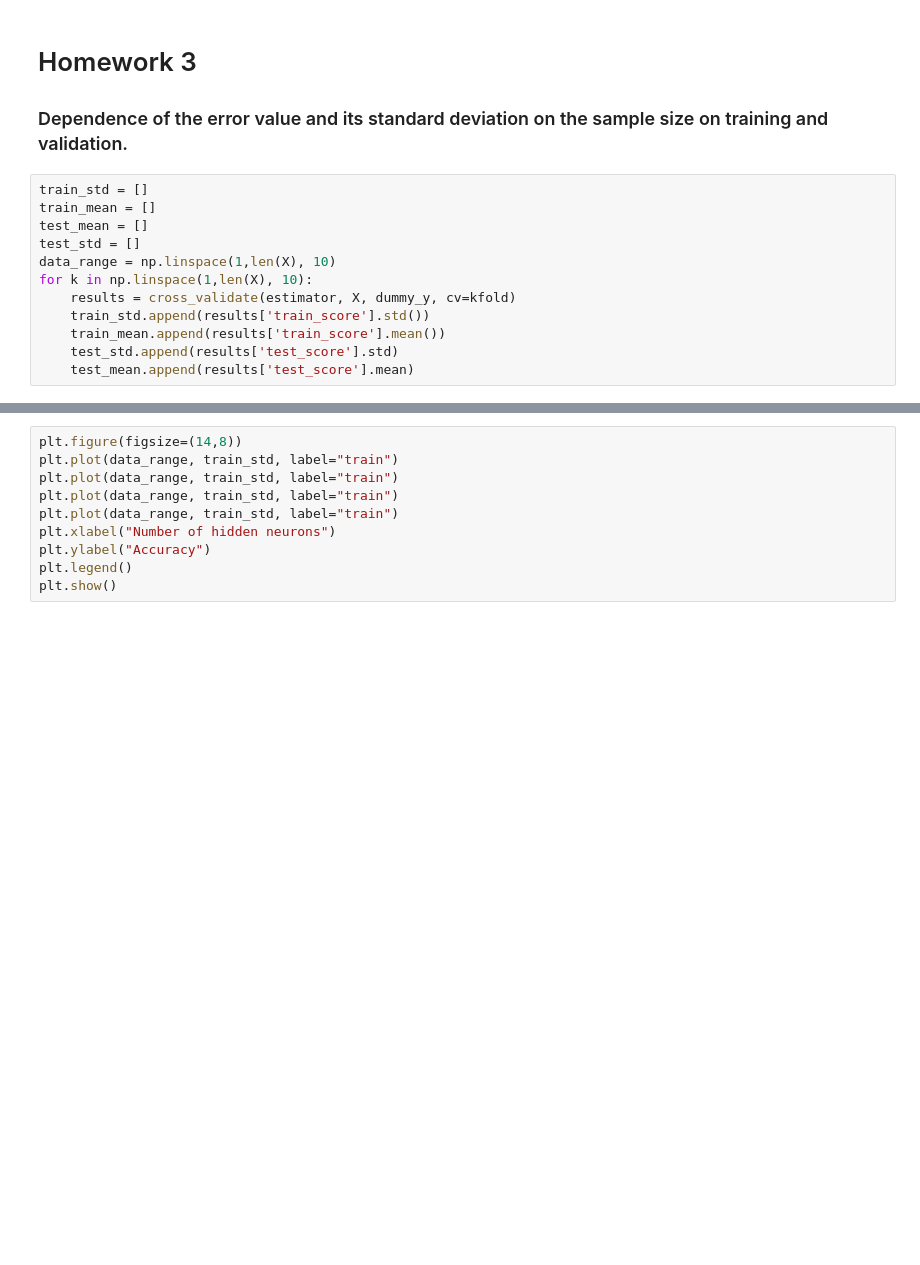
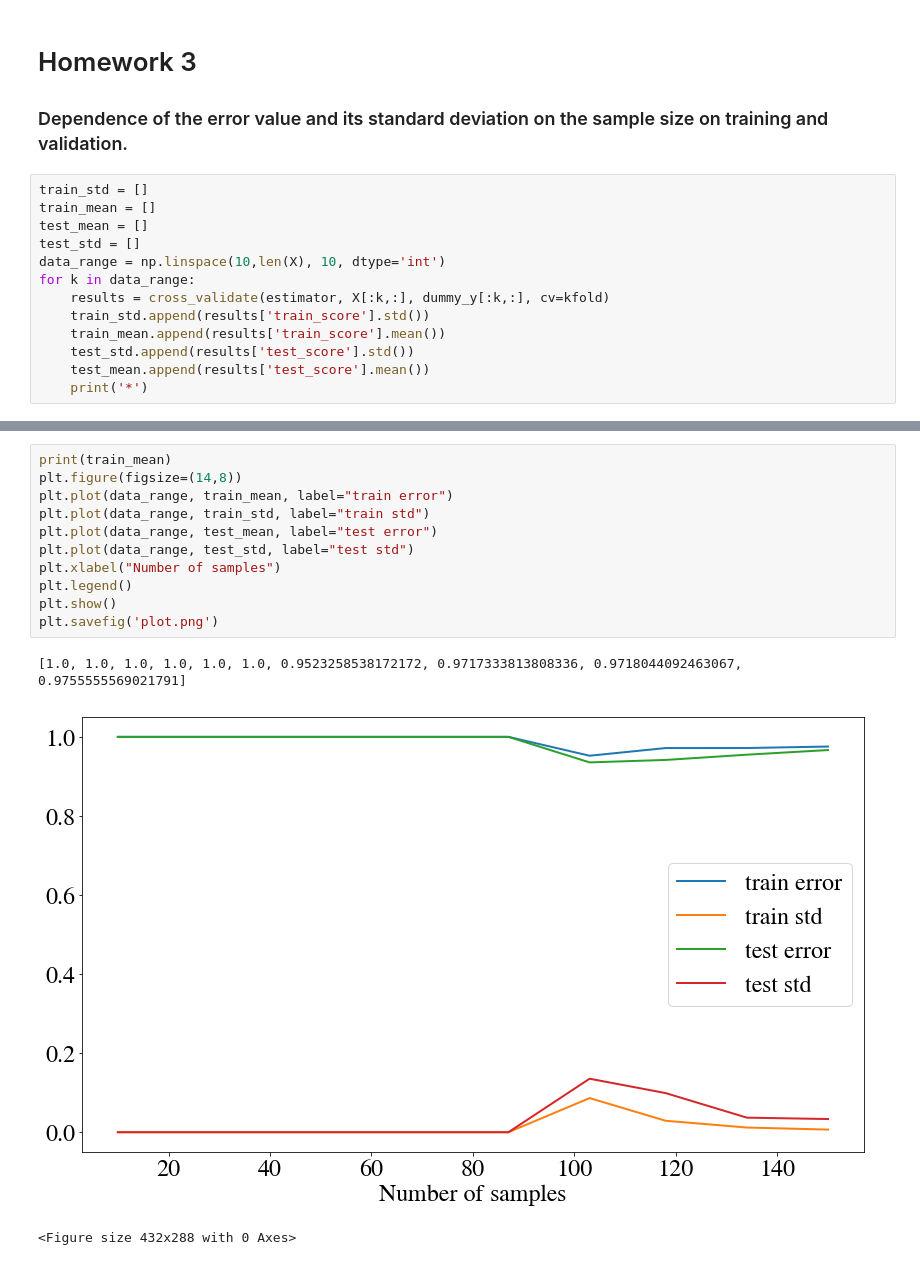
Before and after one commit to Intelligent-Systems-Phystech/StartCode, a Jupyter notebook: Borzilov2018ProblemIrisClassification/IrisClassification.ipynb, the cells around one changed output, grey strips where cells are left out. Cells and saved outputs as stored; diff of their text form; blank space fills up the shorter version.

```diff
--- a/Borzilov2018ProblemIrisClassification/IrisClassification.ipynb
+++ b/Borzilov2018ProblemIrisClassification/IrisClassification.ipynb
@@ -102,10 +102,11 @@ train_std = []
 train_mean = []
 test_mean = []
 test_std = []
-data_range = np.linspace(1,len(X), 10)
-for k in np.linspace(1,len(X), 10):
-    results = cross_validate(estimator, X, dummy_y, cv=kfold)
+data_range = np.linspace(10,len(X), 10, dtype='int')
+for k in data_range:
+    results = cross_validate(estimator, X[:k,:], dummy_y[:k,:], cv=kfold)
     train_std.append(results['train_score'].std())
     train_mean.append(results['train_score'].mean())
-    test_std.append(results['test_score'].std)
-    test_mean.append(results['test_score'].mean)
+    test_std.append(results['test_score'].std())
+    test_mean.append(results['test_score'].mean())
+    print('*')
@@ -112,10 +124,15 @@ for k in np.linspace(1,len(X), 10):
 # %%
+print(train_mean)
 plt.figure(figsize=(14,8))
-plt.plot(data_range, train_std, label="train")
-plt.plot(data_range, train_std, label="train")
-plt.plot(data_range, train_std, label="train")
-plt.plot(data_range, train_std, label="train")
-plt.xlabel("Number of hidden neurons")
-plt.ylabel("Accuracy")
+plt.plot(data_range, train_mean, label="train error")
+plt.plot(data_range, train_std, label="train std")
+plt.plot(data_range, test_mean, label="test error")
+plt.plot(data_range, test_std, label="test std")
+plt.xlabel("Number of samples")
 plt.legend()
 plt.show()
+plt.savefig('plot.png')
+# %% [output]
+[1.0, 1.0, 1.0, 1.0, 1.0, 1.0, 0.9523258538172172, 0.9717333813808336, 0.9718044092463067, 0.9755555569021791]
+[figure, added]
+<Figure size 432x288 with 0 Axes>
```
Also changed, not shown: parts of 1 cell of this notebook, 1 other file.
